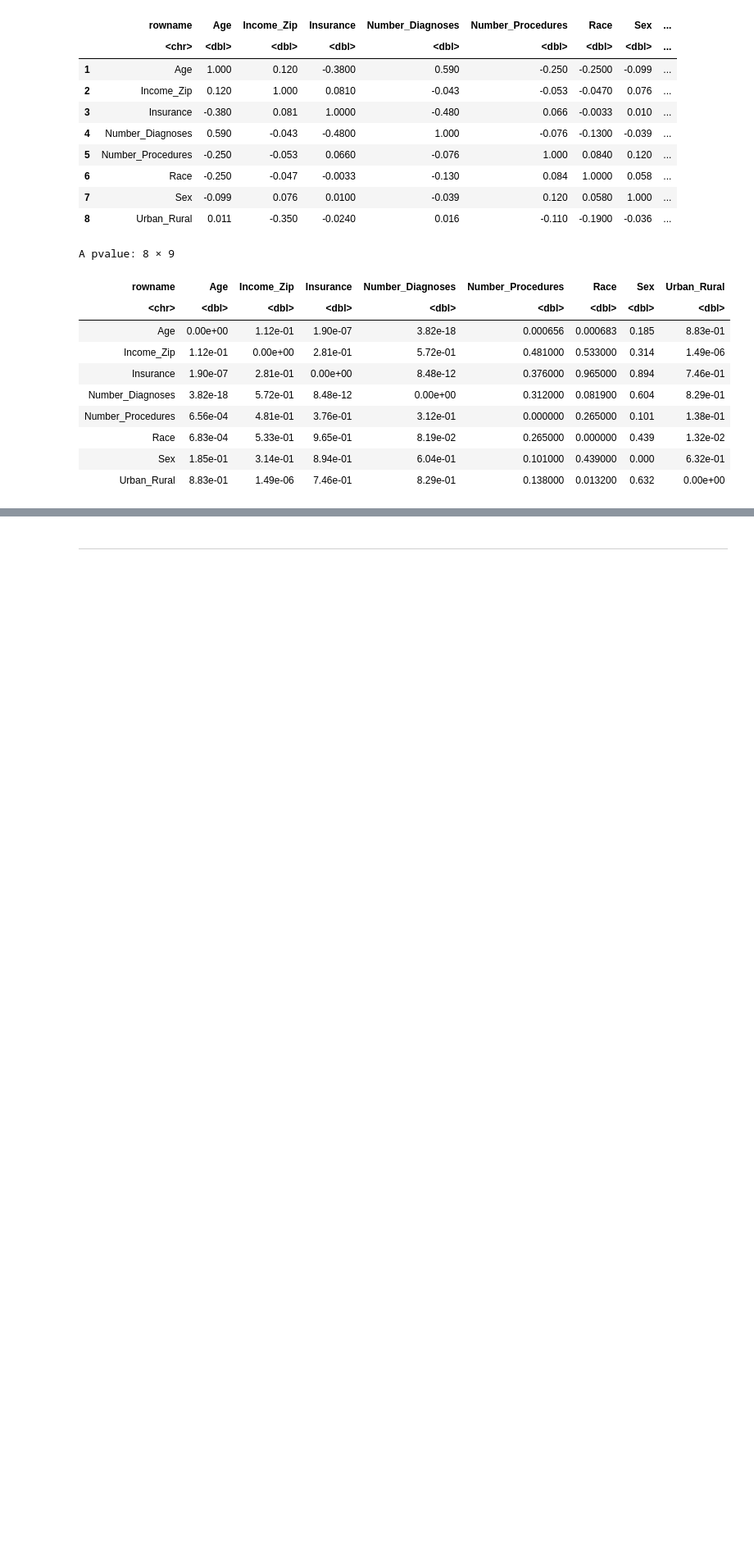
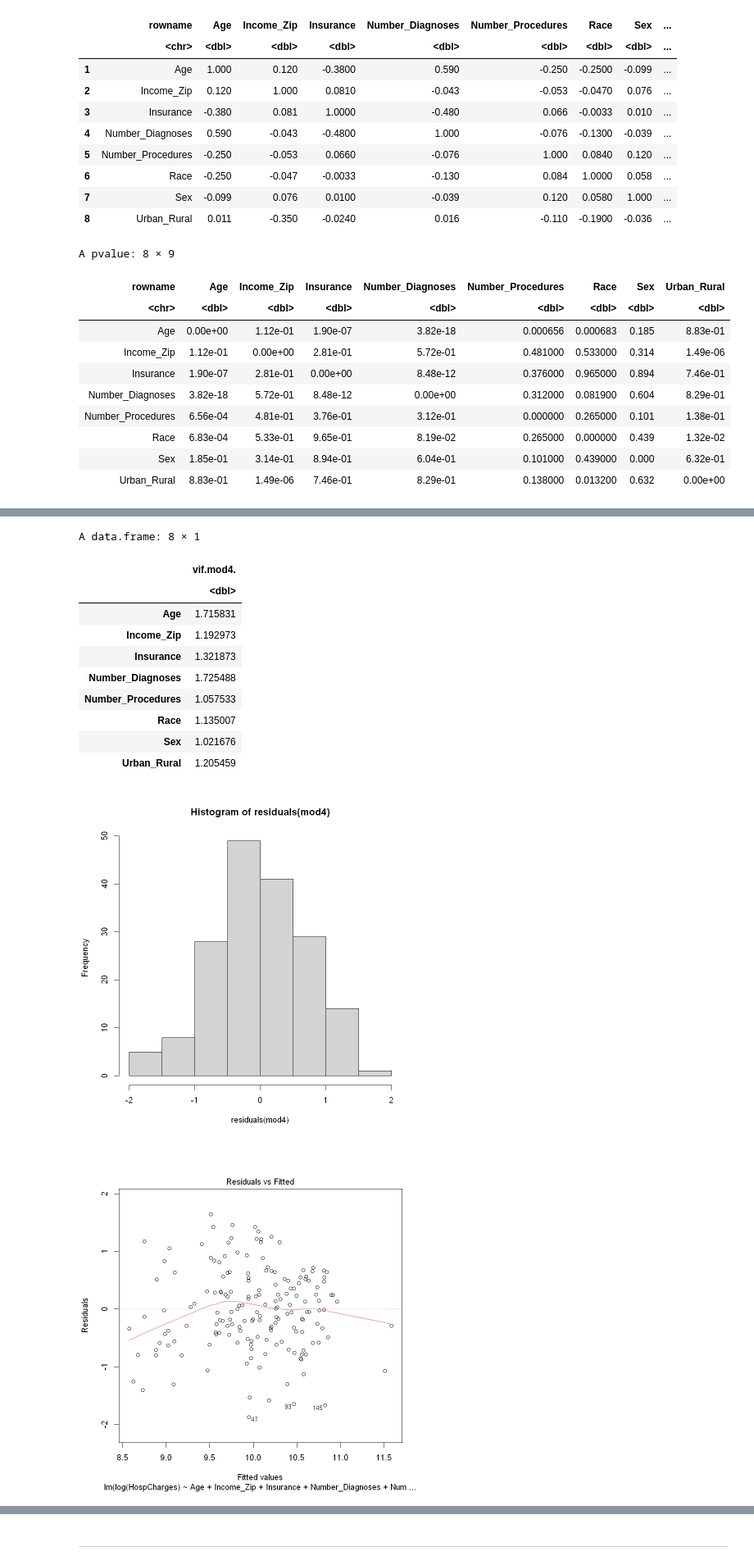
Before and after one commit to tyg3rr/HM878-Biostats, a Jupyter notebook: Problem Set 3 Assumption Violations .ipynb, the cells around one changed output, grey strips where cells are left out. Shown at 82% size. Saved outputs shown, nothing was run; the diff lists cells and outputs as text; code cells hidden in the pictures; blank space fills up the shorter version.

```diff
--- a/Problem Set 3 Assumption Violations .ipynb
+++ b/Problem Set 3 Assumption Violations .ipynb
@@ -671,0 +370,19 @@ cor_mat(select(df, c(
+# %%
+mod4 <- lm(log(HospCharges) ~
+Age + Income_Zip + Insurance + Number_Diagnoses + Number_Procedures + Race + Sex + Urban_Rural
+,data=df,weights = Weight)
+summary(mod4)
+data.frame(vif(mod4))
+hist(residuals(mod4))
+plot(mod4)
+cor_mat(select(df,
+c( Age ,
+Income_Zip ,
+Insurance ,
+Number_Diagnoses ,
+Number_Procedures ,
+Race ,
+Sex ,
+Urban_Rural)),
+method='spearman')
+# %% [output]
@@ -671,0 +406,13 @@ cor_mat(select(df, c(
+A data.frame: 8 × 1
+|  | vif.mod4. |
+|  | <dbl> |
+| Age | 1.715831 |
+| Income_Zip | 1.192973 |
+| Insurance | 1.321873 |
+| Number_Diagnoses | 1.725488 |
+| Number_Procedures | 1.057533 |
+| Race | 1.135007 |
+| Sex | 1.021676 |
+| Urban_Rural | 1.205459 |
+[figure, added]
+[figure, added]
```
Also changed, not shown: parts of 82 cells of this notebook.
